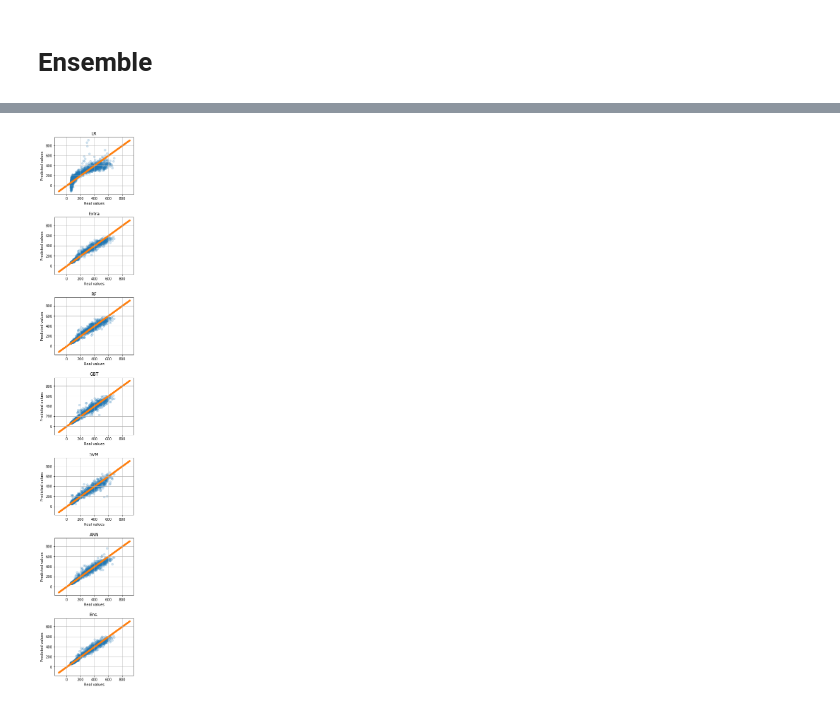
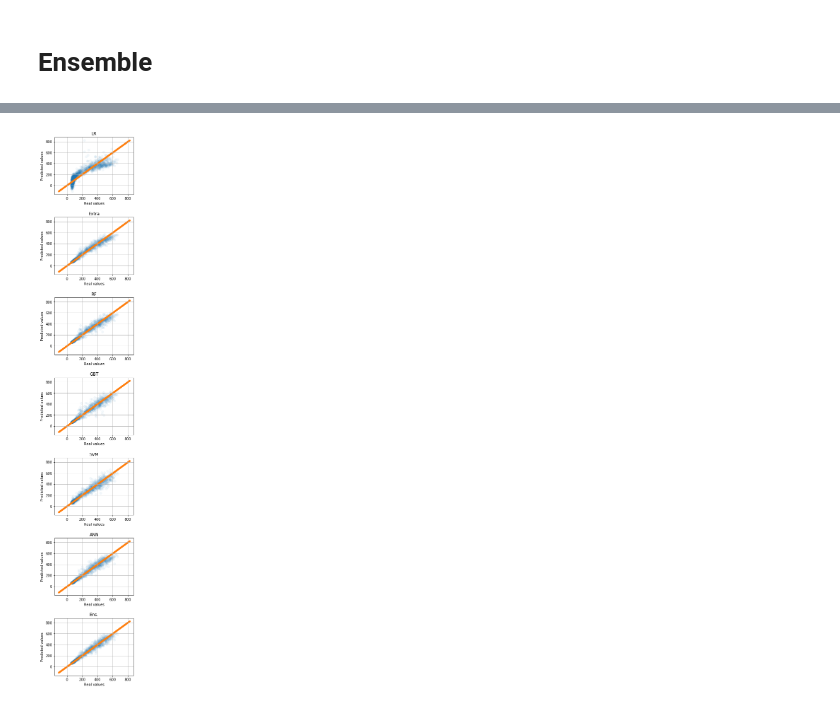
Before and after one commit to LeonardoSanBenitez/Loris-Industrial-Intelligence, a Jupyter notebook: artificial_intelligence/01 - ConsumptionRegression/Brasilia case/2 - Training L0.ipynb, the cells around one changed output, grey strips where cells are left out. Drawn from its saved outputs; the diff is of its cells as text; code cells hidden in the pictures.

Commit message:
Expoting Stacker correctly

```diff
--- a/artificial_intelligence/01 - ConsumptionRegression/Brasilia case/2 - Training L0.ipynb
+++ b/artificial_intelligence/01 - ConsumptionRegression/Brasilia case/2 - Training L0.ipynb
@@ -421,8 +416,8 @@ model5.fit(X_train, y_train)
 y_hat = model5.predict(X_test)
 regression_report (y_hat, y_test)
 if FLAG_EXPORT:
-    plt.savefig('graph_error_5.svg', format='svg', dpi=1200)
-    with open('model5.joblib', 'wb') as file: dump(model5, file)
+    plt.savefig(out_path + 'graph_error_5.svg', format='svg', dpi=1200)
+    with open(out_path + 'model5.joblib', 'wb') as file: dump(model5, file)
 # %% [output]
 MAE:                 19.14079467970524
 RMSE:                31.314511436616346
@@ -484,12 +481,12 @@ plt.legend()
 y_hat = model6.predict(X_test)#[:, 0]
 regression_report (y_hat.reshape(len(y_hat)), y_test)
 if FLAG_EXPORT:
-    plt.savefig('graph_error_6.svg', format='svg', dpi=1200)
-    save_model(model6, 'model6.h5')
+    plt.savefig(out_path + 'graph_error_6.svg', format='svg', dpi=1200)
+    save_model(model6, out_path+'model6.h5')
 
-    with open('ANN_model_summary.txt', 'w') as file:
+    with open(out_path + 'ANN_model_summary.txt', 'w') as file:
         model6.summary(print_fn=lambda line: file.write(line+'\n'))
-    plot_model(model6, to_file='ANN_model_plot.png',
+    plot_model(model6, to_file=(out_path+'ANN_model_plot.png'),
            show_shapes=True,
            show_layer_names=True)
 # %% [output]
@@ -502,10 +505,10 @@ Percentual:          9.575807311690902 %
 # %%
-with open('model1.joblib', 'rb') as file: model1 = load(file)
-with open('model2.joblib', 'rb') as file: model2 = load(file)
-with open('model3.joblib', 'rb') as file: model3 = load(file)
-with open('model4.joblib', 'rb') as file: model4 = load(file)
-with open('model5.joblib', 'rb') as file: model5 = load(file)
-model6 = load_model('model6.h5')
+with open(out_path + 'model1.joblib', 'rb') as file: model1 = load(file)
+with open(out_path + 'model2.joblib', 'rb') as file: model2 = load(file)
+with open(out_path + 'model3.joblib', 'rb') as file: model3 = load(file)
+with open(out_path + 'model4.joblib', 'rb') as file: model4 = load(file)
+with open(out_path + 'model5.joblib', 'rb') as file: model5 = load(file)
+model6 = load_model(out_path+'model6.h5')
 
 estimators = [
     ('LR', model1),
@@ -612,9 +561,9 @@ if FLAG_DEBUG:
 # %%
-model_L1 = ExtraTreesRegressor(max_depth=k,
-                                n_estimators=200,
+model_L1 = ExtraTreesRegressor(max_depth=10,
+                                n_estimators=400,
                                 max_samples=0.5,
-                                max_features=0.5)
-model_ensembled = stacker (estimators, model_L1, propagate_input=True)
+                                max_features=0.4)
+model_ensembled = Stacker (estimators, model_L1, propagate_input=True)
 model_ensembled.fit(X_train.values, y_train.values)
 pd.DataFrame(model_ensembled.get_L0_dataset())
 
@@ -682,22 +613,22 @@ perturbations
 # %%
 # Evaluate errors graphcally
 l = len(predictions)
 line = np.arange(min ([min (y_test), np.min(predictions)]),
                  max ([max (y_test), np.max(predictions)]),
                  1)
 
 fig, axes = plt.subplots(l, 1, figsize=(4, 4*l))
 plt.subplots_adjust(hspace = .4)
 for i in range(l):
     axes[i].scatter(y_test, predictions[i], Alpha=0.05)
     axes[i].scatter(line, line, marker='.')
 
     axes[i].grid(True)
     axes[i].set_title(errors.index[i])
     axes[i].set_xlabel("Real values")
     axes[i].set_ylabel("Predicted values")
 if FLAG_EXPORT:
-    plt.savefig('graph_error_ensembled.svg', format='svg', dpi=1200)
-    with open('model_ensembled.joblib', 'wb') as file: dump(model_ensembled, file)
+    plt.savefig(out_path + 'graph_error_ensembled.svg', format='svg', dpi=1200)
+    with open(out_path + 'model_ensembled.joblib', 'wb') as file: dump(model_ensembled, file)
 # %% [output]
-[figure, old version]
+[figure, new version]
```
Also changed, not shown: parts of 16 cells of this notebook, 1 other file.
